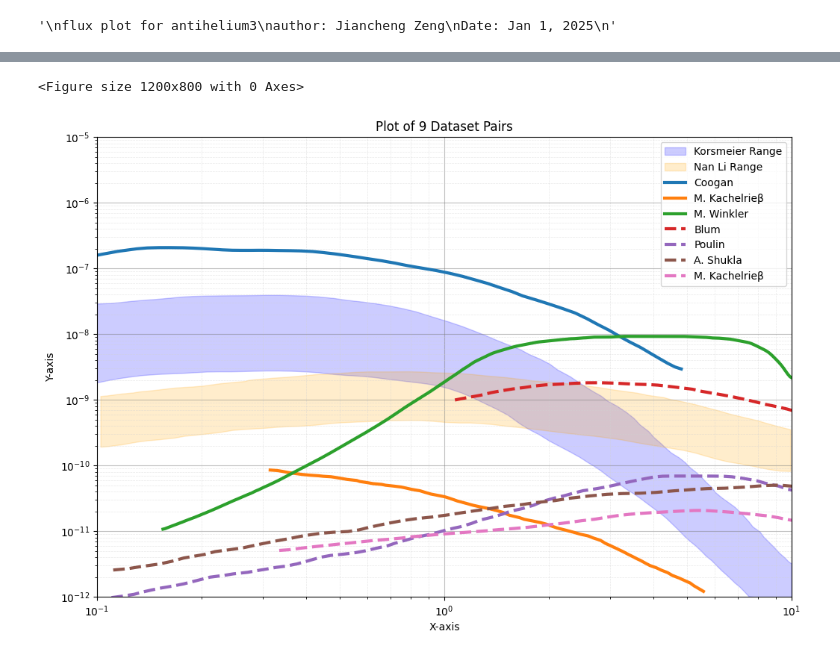
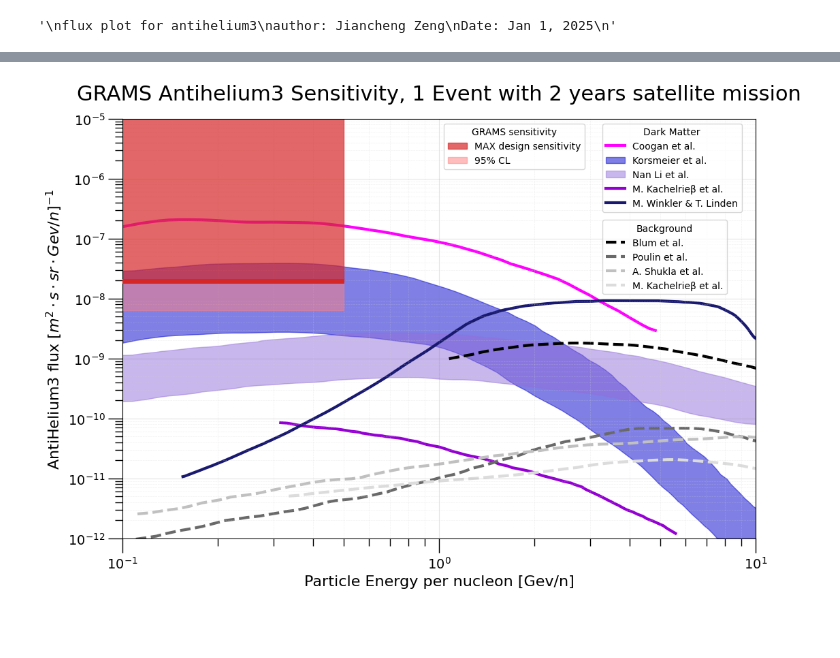
Before and after one commit to Eclipsedclaw/GRAMS, a Jupyter notebook: analysis/2023_Paper/flux_plot.ipynb, the cells around one changed output, grey strips where cells are left out. Saved outputs shown, nothing was run; the diff lists cells and outputs as text; code cells hidden in the pictures; blank space fills up the shorter version.

Commit message:
temporary finished flux plot

```diff
--- a/analysis/2023_Paper/flux_plot.ipynb
+++ b/analysis/2023_Paper/flux_plot.ipynb
@@ -119,61 +190,70 @@ BKG_M_Kachelrie_background_x, BKG_M_Kachelrie_background_y = smooth_with_gaussia
 # %%
 import matplotlib.pyplot as plt
 import numpy as np
 
-
-# Create a plot
-plt.figure(figsize=(12, 8))
-
+GRAMSsatellite_antihelium3_x = np.linspace(0.1, 0.5, 100)
+GRAMSsatellite_antihelium3_y = np.full_like(GRAMSsatellite_antihelium3_x, 1.97e-8)
+GRAMSsatellite_antihelium3_upper = np.full_like(GRAMSsatellite_antihelium3_x, 1)
+GRAMSsatellite_antihelium3_lower = np.full_like(GRAMSsatellite_antihelium3_x, 1.97e-8/3.09)
 
 # Interpolate lower y-values onto the upper x-values for both Korsmeier and Nan Li
 DM_Korsmeier_lower_y_interp = np.interp(DM_Korsmeier_upper_x, DM_Korsmeier_lower_x, DM_Korsmeier_lower_y)
 DM_Nan_Li_lower_y_interp = np.interp(DM_Nan_Li_upper_x, DM_Nan_Li_lower_x, DM_Nan_Li_lower_y)
 
 # Create the plot
 plt.figure(figsize=(12, 8))
 
-# Korsmeier Range (Upper & Lower)
-plt.fill_between(DM_Korsmeier_upper_x, DM_Korsmeier_lower_y_interp, DM_Korsmeier_upper_y, color="blue", alpha=0.2, label="Korsmeier Range")
-#plt.plot(DM_Korsmeier_upper_x, DM_Korsmeier_upper_y, color="blue", linestyle="--", label="Korsmeier Upper")
-#plt.plot(DM_Korsmeier_lower_x, DM_Korsmeier_lower_y, color="blue", linestyle=":", label="Korsmeier Lower")
+# GRAMS sensitivity
+GRAMS0 = plt.plot(GRAMSsatellite_antihelium3_x[0:98], GRAMSsatellite_antihelium3_y[0:98], color="#D62728", linewidth = 5, zorder=3)
+GRAMS1 = plt.fill_between(GRAMSsatellite_antihelium3_x, GRAMSsatellite_antihelium3_upper, GRAMSsatellite_antihelium3_y, color="#D62728", alpha=0.7, label="MAX design sensitivity", zorder=2)
+GRAMS2 = plt.fill_between(GRAMSsatellite_antihelium3_x, GRAMSsatellite_antihelium3_y, GRAMSsatellite_antihelium3_lower, color="#FF7F7F", alpha=0.5, label="95% CL", zorder=2)
 
-# Nan Li Range (Upper & Lower)
-plt.fill_between(DM_Nan_Li_upper_x, DM_Nan_Li_lower_y_interp, DM_Nan_Li_upper_y, color="orange", alpha=0.2, label="Nan Li Range")
-#plt.plot(DM_Nan_Li_upper_x, DM_Nan_Li_upper_y, color="orange", linestyle="--", label="Nan Li Upper")
-#plt.plot(DM_Nan_Li_lower_x, DM_Nan_Li_lower_y, color="orange", linestyle=":", label="Nan Li Lower")
+# Dark Matter (DM)
+DM1, = plt.plot(DM_coogan_x, DM_coogan_y, label=f"Coogan et al.", linewidth=3, color="fuchsia", zorder=1)
+DM2 = plt.fill_between(DM_Korsmeier_upper_x, DM_Korsmeier_lower_y_interp, DM_Korsmeier_upper_y, color="mediumblue", alpha=0.5, label="Korsmeier et al.", zorder=1)
+DM3 = plt.fill_between(DM_Nan_Li_upper_x, DM_Nan_Li_lower_y_interp, DM_Nan_Li_upper_y, color="mediumpurple", alpha=0.5, label="Nan Li et al.", zorder=1)
+DM4, = plt.plot(DM_MKachelrieβ_x, DM_MKachelrieβ_y, label=f"M. Kachelrieβ et al.", linewidth=3, color="darkviolet", zorder=1)
+DM5, = plt.plot(DM_M_Winkler_x, DM_M_Winkler_y, label=f"M. Winkler & T. Linden", linewidth=3, color="midnightblue", zorder=1)
 
+# Background (BKG)
+BKG1, = plt.plot(BKG_Blum_x, BKG_Blum_y, linestyle='dashed', label=f"Blum et al.", linewidth=3, color="black", zorder=1)
+BKG2, = plt.plot(BKG_Poulin_x, BKG_Poulin_y, linestyle='dashed', label=f"Poulin et al.", linewidth=3, color="dimgray", zorder=1)
+BKG3, = plt.plot(BKG_A_Shukla_x, BKG_A_Shukla_y, linestyle='dashed', label=f"A. Shukla et al.", linewidth=3, color="silver", zorder=1)
+BKG4, = plt.plot(BKG_M_Kachelrie_background_x, BKG_M_Kachelrie_background_y, linestyle='dashed', label=f"M. Kachelrieβ et al.", linewidth=3, color="gainsboro", zorder=1)
 
-plt.plot(DM_coogan_x, DM_coogan_y, label=f"Coogan", linewidth=3)
-#plt.plot(DM_Korsmeier_x, DM_Korsmeier_y, label=f"Korsmeier")
-#plt.plot(DM_Nan_Li_x, DM_Nan_Li_y, label=f"Nan Li")
-plt.plot(DM_MKachelrieβ_x, DM_MKachelrieβ_y, label=f"M. Kachelrieβ", linewidth=3)
-plt.plot(DM_M_Winkler_x, DM_M_Winkler_y, label=f"M. Winkler", linewidth=3)
-plt.plot(BKG_Blum_x, BKG_Blum_y, linestyle='dashed', label=f"Blum", linewidth=3)
-plt.plot(BKG_Poulin_x, BKG_Poulin_y, linestyle='dashed', label=f"Poulin", linewidth=3)
-plt.plot(BKG_A_Shukla_x, BKG_A_Shukla_y, linestyle='dashed', label=f"A. Shukla", linewidth=3)
-plt.plot(BKG_M_Kachelrie_background_x, BKG_M_Kachelrie_background_y, linestyle='dashed', label=f"M. Kachelrieβ", linewidth=3)
-
-# Add labels, title, and legend
+# Labels, title, and legend
 plt.xscale('log')
 plt.yscale('log')
-plt.xlabel("X-axis")
-plt.ylabel("Y-axis")
-# Set custom x and y axis limits
+plt.xlabel(r"Particle Energy per nucleon [Gev/n]", fontsize=16)  # Increase font size for x-axis label
+plt.ylabel(r'AntiHelium3 flux $[m^{2}\cdot s \cdot sr \cdot Gev/n]^{-1}$', fontsize=16)  # Increase font size for y-axis label
 plt.xlim(0.1, 10)  # Adjust the limits to match your data
 plt.ylim(1e-12, 1e-5)
 
-plt.title("Plot of 9 Dataset Pairs")
-plt.legend(loc='upper right')
+plt.title("GRAMS Antihelium3 Sensitivity, 1 Event with 2 years satellite mission", fontsize=22, pad=20)  # Increase font size for the title
+
+# Adjust tick font size
+plt.tick_params(axis='both', labelsize=14)  # Increase font size for axis ticks
+# Adjust tick parameters
+plt.gca().tick_params(axis='both', which='major', length=15, width=1)  # Major ticks
+plt.gca().tick_params(axis='both', which='minor', length=8, width=1)  # Minor ticks
+
+# Create separate legends for datasets and ranges using bbox_to_anchor to place them separately
+first_legend = plt.legend(handles=[GRAMS1, GRAMS2], loc='upper left', title="GRAMS sensitivity", bbox_to_anchor=(0.5, 1), fontsize=10)
+second_legend = plt.legend(handles=[DM1, DM2, DM3, DM4, DM5], loc='upper left', title="Dark Matter", bbox_to_anchor=(0.75, 1), fontsize=10)
+third_legend = plt.legend(handles=[BKG1, BKG2, BKG3, BKG4], loc='upper left', title="Background", bbox_to_anchor=(0.75, 0.77), fontsize=10)
+
+# Add the legends to the plot
+plt.gca().add_artist(first_legend)
+plt.gca().add_artist(second_legend)
+
 # Enable minor ticks
 plt.minorticks_on()
 
 # Add finer gridlines
-plt.grid(which="major", linestyle='-', linewidth=0.8, color='gray', alpha = 0.5)  # Major gridlines
-plt.grid(which="minor", linestyle='--', linewidth=0.5, color='lightgray', alpha = 0.5)  # Minor gridlines
-
+plt.grid(which="major", linestyle='-', linewidth=0.8, color='gray', alpha = 0.2)  # Major gridlines
+plt.grid(which="minor", linestyle='--', linewidth=0.5, color='lightgray', alpha = 0.3)  # Minor gridlines
 
 # Show the plot
 plt.show()
 # %% [output]
-<Figure size 1200x800 with 0 Axes>
-[figure, old version]
+[figure, new version]
```
Also changed, not shown: parts of 2 cells of this notebook.
